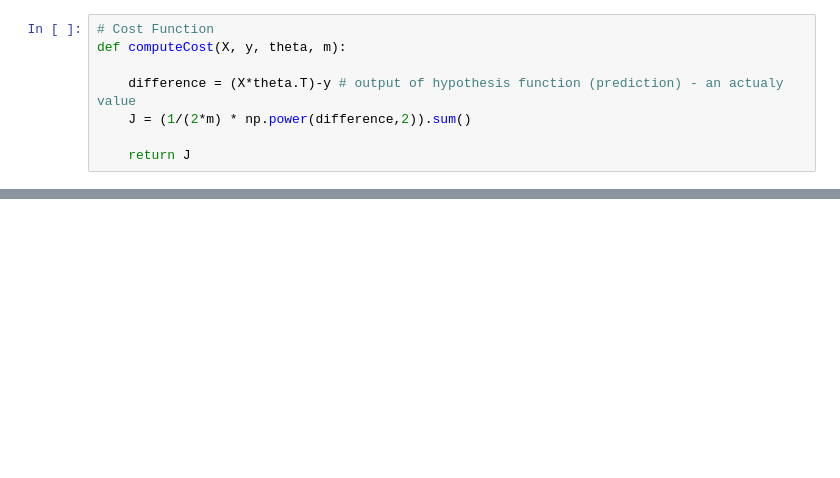
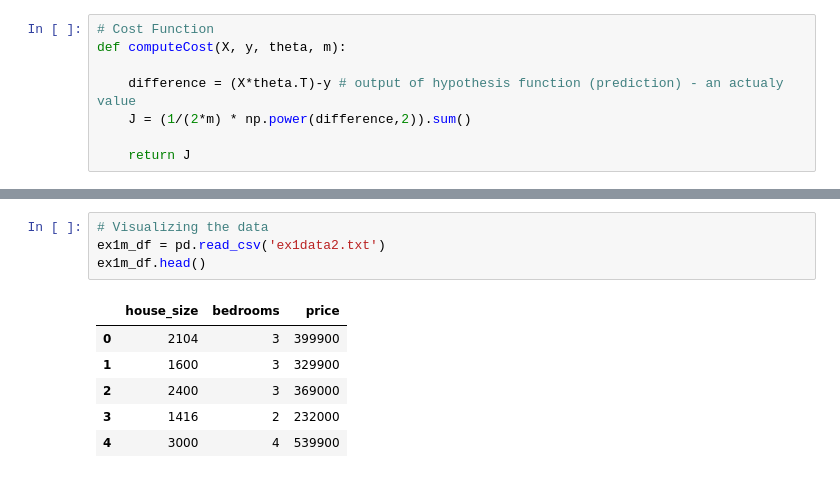
Before and after one commit to Yara-SK/Coursera-Assignments-In-Jupyter-Notebooks, a Jupyter notebook: assignment_1/Assignment_1.ipynb, the cells around one changed output, grey strips where cells are left out. Drawn from its saved outputs; the diff is of its cells as text; blank space fills up the shorter version.

```diff
--- a/assignment_1/Assignment_1.ipynb
+++ b/assignment_1/Assignment_1.ipynb
@@ -133,0 +145,11 @@ plt.show()
+# %%
+# Visualizing the data
+ex1m_df = pd.read_csv('ex1data2.txt')
+ex1m_df.head()
+# %% [output]
+|  | house_size | bedrooms | price |
+| 0 | 2104 | 3 | 399900 |
+| 1 | 1600 | 3 | 329900 |
+| 2 | 2400 | 3 | 369000 |
+| 3 | 1416 | 2 | 232000 |
+| 4 | 3000 | 4 | 539900 |
```
Also changed, not shown: parts of 25 cells of this notebook, 1 other file.
